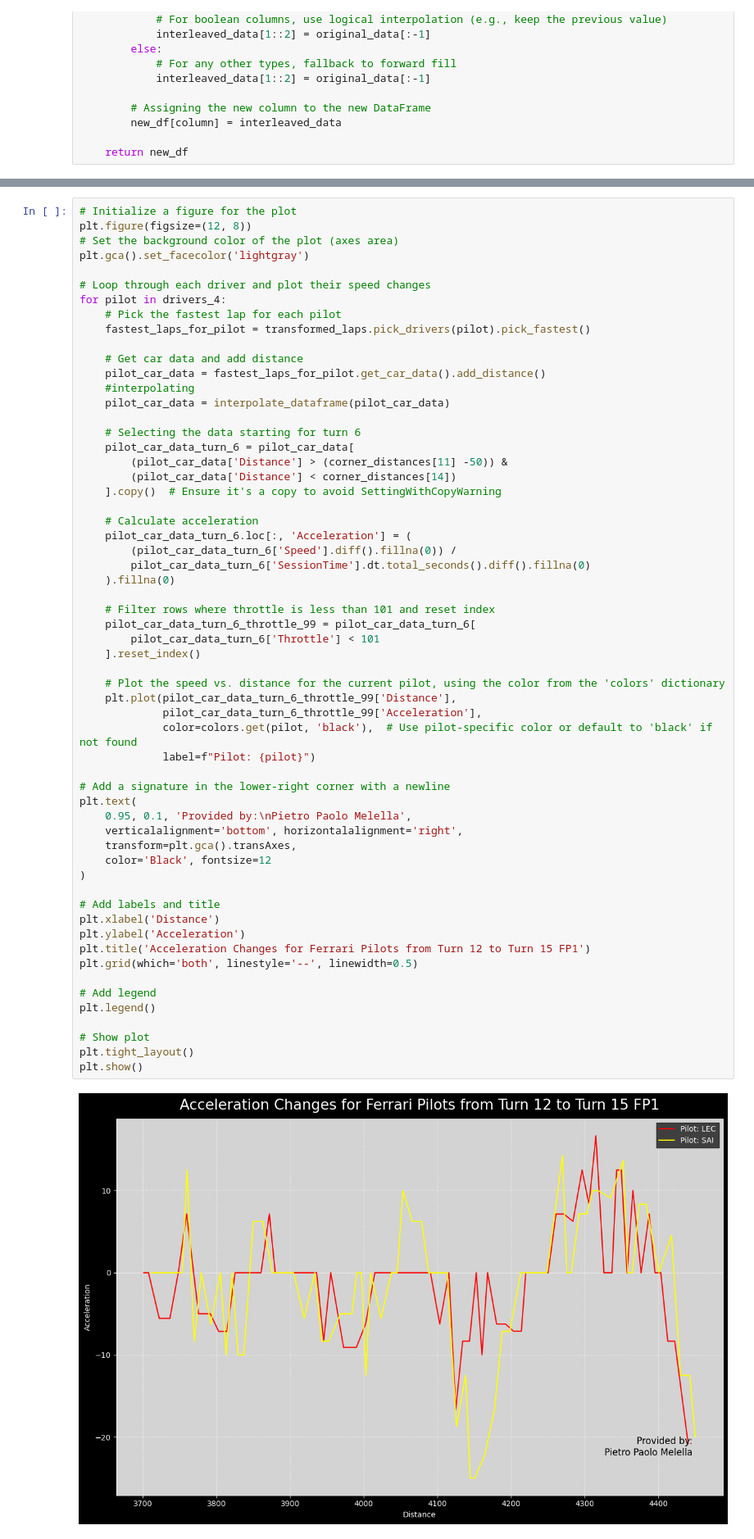
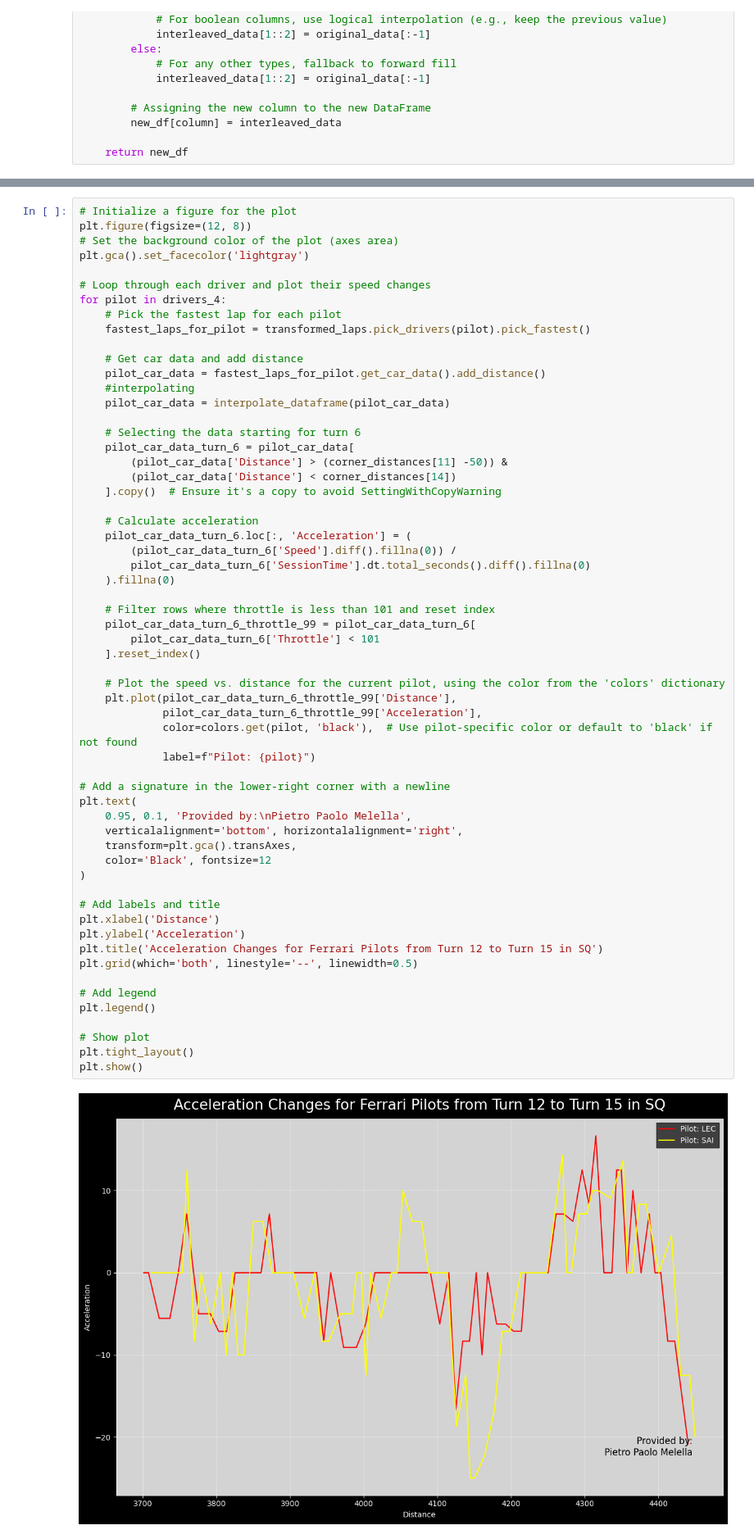
Before and after one commit to QuantumGhost98/F1, a Jupyter notebook: Qatar/Qatar_SQ.ipynb, the cells around one changed output, grey strips where cells are left out. Shown at 82% size. Saved outputs shown, nothing was run; the diff lists cells and outputs as text.

```diff
--- a/Qatar/Qatar_SQ.ipynb
+++ b/Qatar/Qatar_SQ.ipynb
@@ -424,32 +425,32 @@ for pilot in drivers_4:
     pilot_car_data_turn_6_throttle_99 = pilot_car_data_turn_6[
         pilot_car_data_turn_6['Throttle'] < 101
     ].reset_index()
 
     # Plot the speed vs. distance for the current pilot, using the color from the 'colors' dictionary
     plt.plot(pilot_car_data_turn_6_throttle_99['Distance'],
              pilot_car_data_turn_6_throttle_99['Acceleration'],
              color=colors.get(pilot, 'black'),  # Use pilot-specific color or default to 'black' if not found
              label=f"Pilot: {pilot}")
 
 # Add a signature in the lower-right corner with a newline
 plt.text(
     0.95, 0.1, 'Provided by:\nPietro Paolo Melella',
     verticalalignment='bottom', horizontalalignment='right',
     transform=plt.gca().transAxes,
     color='Black', fontsize=12
 )
 
 # Add labels and title
 plt.xlabel('Distance')
 plt.ylabel('Acceleration')
-plt.title('Acceleration Changes for Ferrari Pilots from Turn 12 to Turn 15 FP1')
+plt.title('Acceleration Changes for Ferrari Pilots from Turn 12 to Turn 15 in SQ')
 plt.grid(which='both', linestyle='--', linewidth=0.5)
 
 # Add legend
 plt.legend()
 
 # Show plot
 plt.tight_layout()
 plt.show()
 # %% [output]
-[figure, old version]
+[figure, new version]
```
Also changed, not shown: parts of 4 cells of this notebook.
